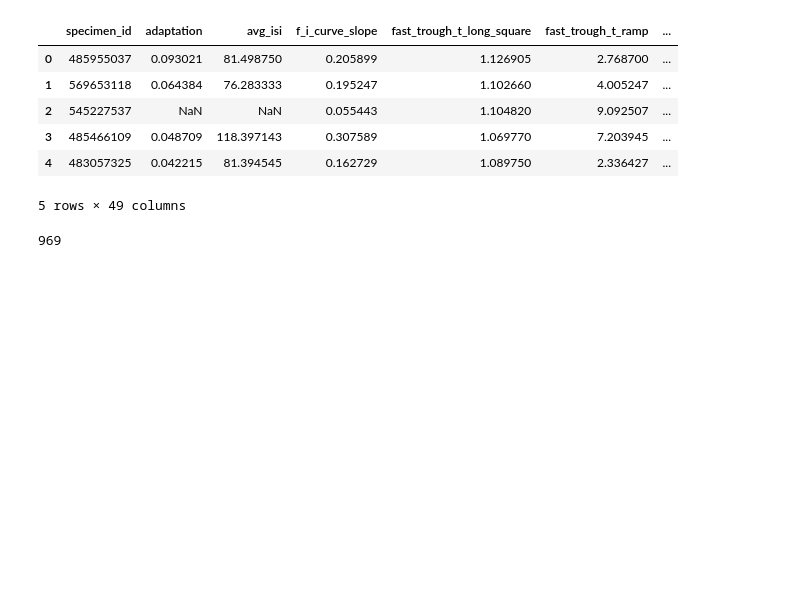
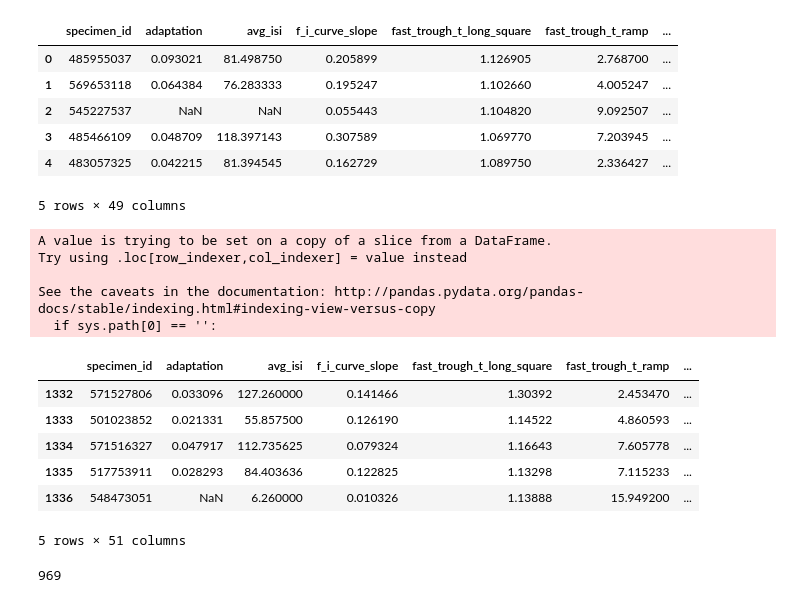
Before and after one commit to HyunsuLee/Ephy_type, a Jupyter notebook: Clustering/allen_data_analysis.ipynb, the cells around one changed output. Saved outputs shown, nothing was run; the diff lists cells and outputs as text; code cells hidden in the pictures; blank space fills up the shorter version.

```diff
--- a/Clustering/allen_data_analysis.ipynb
+++ b/Clustering/allen_data_analysis.ipynb
@@ -105,6 +105,35 @@ ef_df_extracted.head()
 | 3 | 485466109 | 0.048709 | 118.397143 | 0.307589 | 1.069770 | 7.203945 | ... |
 | 4 | 483057325 | 0.042215 | 81.394545 | 0.162729 | 1.089750 | 2.336427 | ... |
 5 rows × 49 columns
+# %%
+def dis_EI(cre_line): # labelling for excitory vs inbihitory cre line
+    output = []
+    for item in cre_line:
+        if (item == 'Pvalb-IRES-Cre' or item == 'Sst-IRES-Cre' or
+            item == 'Htr3a-Cre_NO152' or item == 'Vip-IRES-Cre' or
+            item == 'Gad2-IRES-Cre' or item == 'Chat-IRES-Cre-neo' or
+            item == 'Chrna2-Cre_OE25' or item == 'Nkx2-1-CreERT2'):
+                output = output + ['Inhibitory']
+        else:
+            output = output + ['Excitatory']
+    return output
+ef_df_extracted['binary_neuron'] = pd.DataFrame(dis_EI(ef_df_extracted['transgenic_line']))
+# %% [output]
+A value is trying to be set on a copy of a slice from a DataFrame.
+Try using .loc[row_indexer,col_indexer] = value instead
+
+See the caveats in the documentation: http://pandas.pydata.org/pandas-docs/stable/indexing.html#indexing-view-versus-copy
+  if sys.path[0] == '':
+# %%
+ef_df_extracted.tail()
+# %% [output]
+|  | specimen_id | adaptation | avg_isi | f_i_curve_slope | fast_trough_t_long_square | fast_trough_t_ramp | ... |
+| 1332 | 571527806 | 0.033096 | 127.260000 | 0.141466 | 1.30392 | 2.453470 | ... |
+| 1333 | 501023852 | 0.021331 | 55.857500 | 0.126190 | 1.14522 | 4.860593 | ... |
+| 1334 | 571516327 | 0.047917 | 112.735625 | 0.079324 | 1.16643 | 7.605778 | ... |
+| 1335 | 517753911 | 0.028293 | 84.403636 | 0.122825 | 1.13298 | 7.115233 | ... |
+| 1336 | 548473051 | NaN | 6.260000 | 0.010326 | 1.13888 | 15.949200 | ... |
+5 rows × 51 columns
 # %%
 ef_df_cre = ef_df_extracted[ef_df_extracted['reporter_status']=='cre reporter positive']
 len(ef_df_cre)
```
Also changed, not shown: parts of 2 cells of this notebook, 4 other files.
